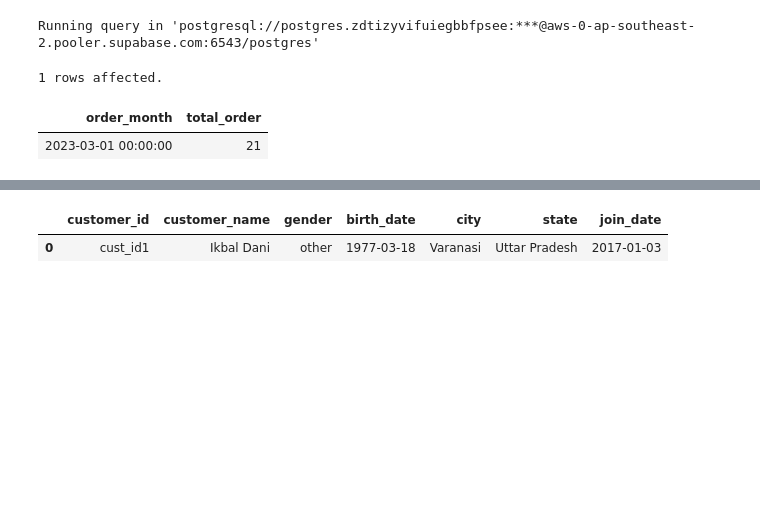
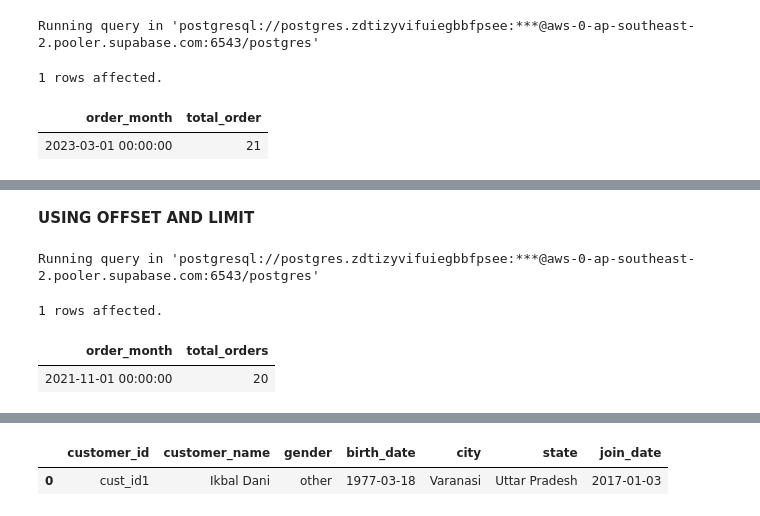
Before and after one commit to umesh-creates/sql_pandas_exercise_and_notes, a Jupyter notebook: retail_analysis exercise/date _and_time.ipynb, the cells around one changed output, grey strips where cells are left out. Drawn from its saved outputs; the diff is of its cells as text; code cells hidden in the pictures; blank space fills up the shorter version.

```diff
--- a/retail_analysis exercise/date _and_time.ipynb
+++ b/retail_analysis exercise/date _and_time.ipynb
@@ -1363,0 +1377,15 @@ Running query in 'postgresql://postgres.zdtizyvifuiegbbfpsee:***@aws-0-ap-southe
+# %% [markdown]
+**USING OFFSET AND LIMIT**
+# %%
+%%sql
+SELECT DATE_TRUNC('month', order_date) AS order_month,
+    COUNT(order_id) AS total_orders
+FROM retail_analysis.orders
+GROUP BY DATE_TRUNC('month', order_date)
+ORDER BY total_orders DESC OFFSET 1
+LIMIT 1
+# %% [output]
+Running query in 'postgresql://postgres.zdtizyvifuiegbbfpsee:***@aws-0-ap-southeast-2.pooler.supabase.com:6543/postgres'
+1 rows affected.
+| order_month | total_orders |
+| 2021-11-01 00:00:00 | 20 |
```
Also changed, not shown: parts of 3 cells of this notebook.
